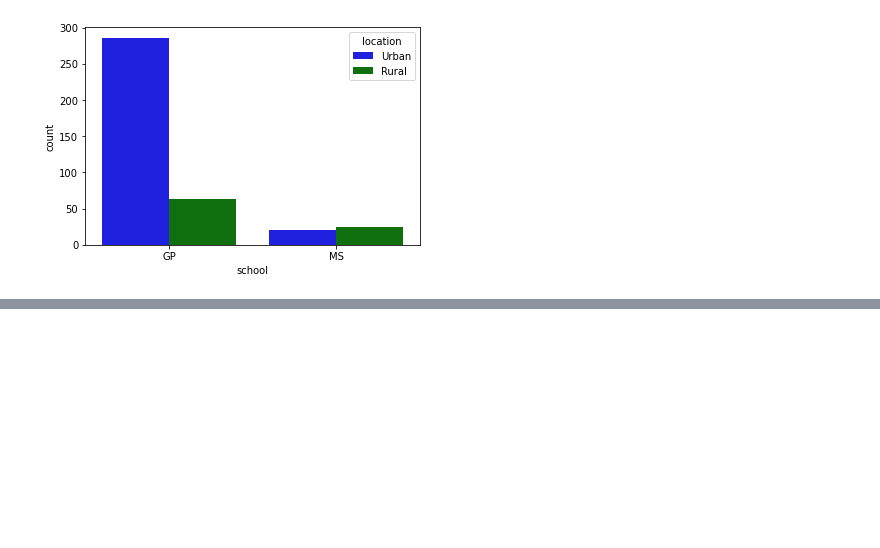
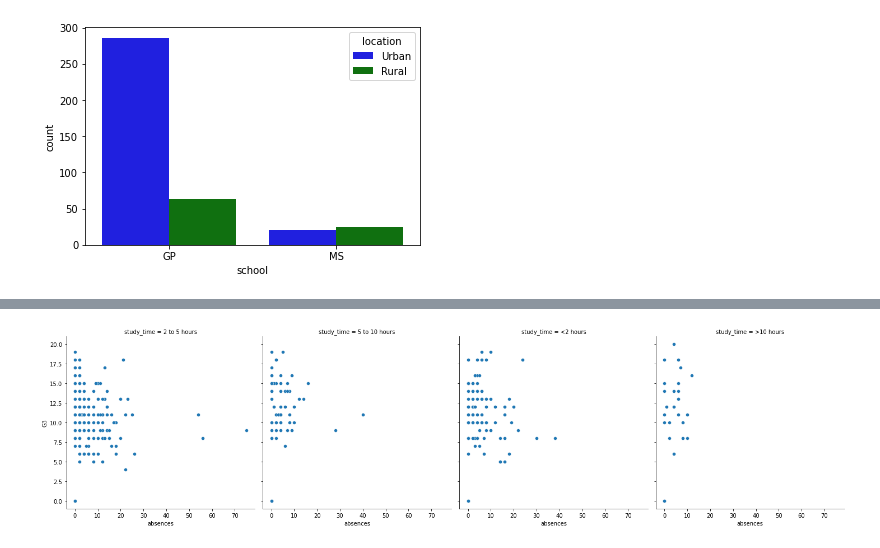
Before and after one commit to marcusandrev/DataCamp-Data-Scientist-with-Python-Career-Track, a Jupyter notebook: 9.Intro-to-Data-Visualization-with-Seaborn/IDVS-Chapter-1-2.ipynb, the cells around one changed output, grey strips where cells are left out. Saved outputs shown, nothing was run; the diff lists cells and outputs as text; code cells hidden in the pictures; blank space fills up the shorter version.

```diff
--- a/9.Intro-to-Data-Visualization-with-Seaborn/IDVS-Chapter-1-2.ipynb
+++ b/9.Intro-to-Data-Visualization-with-Seaborn/IDVS-Chapter-1-2.ipynb
@@ -189,0 +205,8 @@ plt.show()
+# %%
+# Change to make subplots based on study time
+sns.relplot(x="absences", y="G3",
+            data=student_data,
+            kind="scatter",
+            col='study_time');
+# %% [output]
+[figure, added]
```
Also changed, not shown: parts of 16 cells of this notebook, 1 other file.
